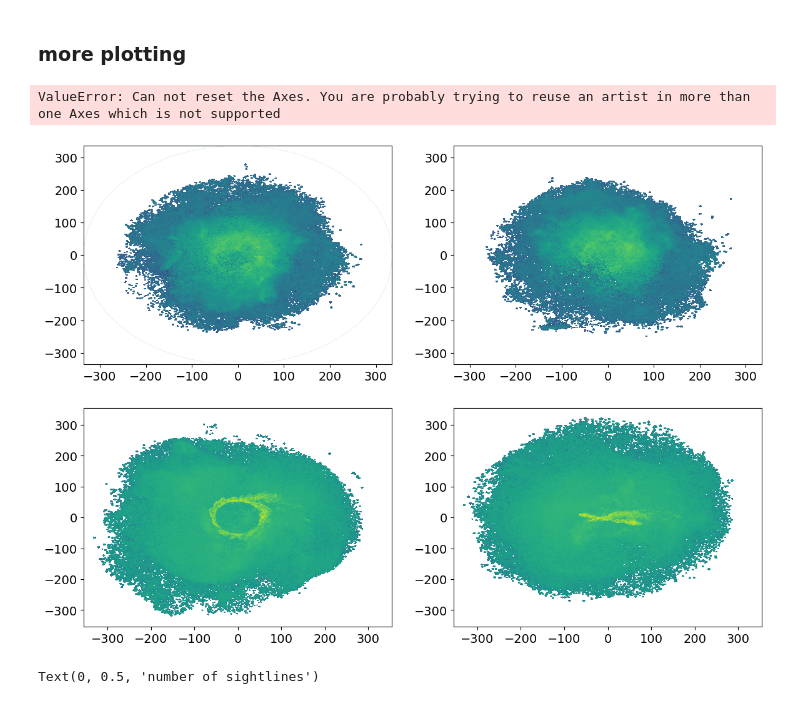
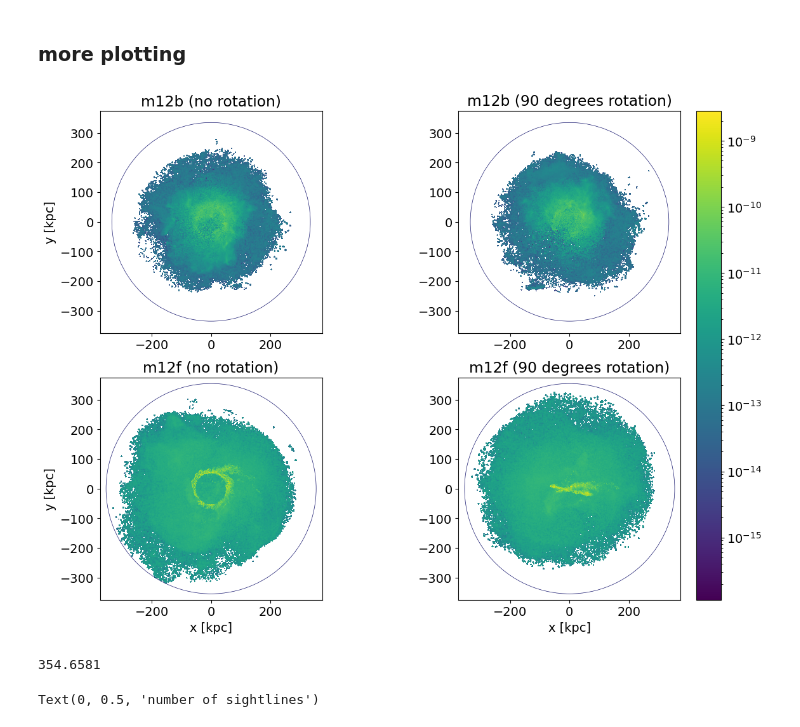
Before and after one commit to zimizh/frb_cgm_scattering, a Jupyter notebook: notebooks/plot.ipynb, the cells around one changed output. Cells and saved outputs as stored; diff of their text form; code cells hidden in the pictures.

```diff
--- a/notebooks/plot.ipynb
+++ b/notebooks/plot.ipynb
@@ -41,11 +41,11 @@ r1 = 335.0983
 r2 = 354.6581
 # %%
 # load data
-rot0_1 = np.load(f'../outputs/{sim_name_1}/time_theta0.npy')
-rot90_1 = np.load(f'../outputs/{sim_name_1}/time_theta90.npy')
+rot0_1 = np.load(f'../outputs/{sim_name_1}/alpha_theta0.npy')
+rot90_1 = np.load(f'../outputs/{sim_name_1}/alpha_theta90.npy')
 
-rot0_2 = np.load(f'../outputs/{sim_name_2}/time_theta0.npy')
-rot90_2 = np.load(f'../outputs/{sim_name_2}/time_theta90.npy')
+rot0_2 = np.load(f'../outputs/{sim_name_2}/alpha_theta0.npy')
+rot90_2 = np.load(f'../outputs/{sim_name_2}/alpha_theta90.npy')
 
 numrays_1 = len(np.arange(-r1,r1, 1))
 numrays_2 = len(np.arange(-r2,r2, 1))
@@ -69,6 +69,11 @@ ax.set_ylabel('kpc')
 fig.colorbar(h[3], label = 'expected number of cloudlets incercepted')
 
 plt.show()
+# %%
+rot0_1 = np.sqrt(rot0_1)
+rot0_2 = np.sqrt(rot0_2)
+rot90_1 = np.sqrt(rot90_1)
+rot90_2 = np.sqrt(rot90_2)
 # %%
 # plot scattering angle or time
 import matplotlib.patches as patches
@@ -81,42 +86,49 @@ global_min = min(rot0_1[rot0_1 > 0].min(), rot0_2[rot0_2 > 0].min(), rot90_1[rot
 global_max = max(rot0_1.max(), rot0_2.max(), rot90_1.max(), rot90_2.max())
 shared_norm = matplotlib.colors.LogNorm(vmin=global_min, vmax=global_max)
 
-circle1 = patches.Circle((0, 0), r1, edgecolor='mediumseagreen', facecolor='None', linewidth=0.1)
-circle2 = patches.Circle((0, 0), r2, edgecolor='mediumseagreen', facecolor='None', linewidth=0.1)
+circle1 = patches.Circle((0, 0), r1, edgecolor='r', facecolor='None', linewidth=0.5)
+circle2 = patches.Circle((0, 0), r2, edgecolor='r', facecolor='None', linewidth=0.5)
 
 im1 = ax[0, 0].hist2d(x1, y1, weights = rot0_1, bins = [numrays_1,numrays_1], norm=shared_norm)
 ax[0, 1].hist2d(x1, y1, weights = rot90_1, bins = [numrays_1,numrays_1], norm=shared_norm)
 im2 = ax[1, 0].hist2d(x2, y2, weights = rot0_2, bins = [numrays_2,numrays_2], norm=shared_norm)
 ax[1, 1].hist2d(x2, y2, weights = rot90_2, bins = [numrays_2,numrays_2], norm=shared_norm)
 
-ax[0,0].add_patch(circle1)
-# ax[0,1].add_patch(circle1)
-# ax[1,0].add_patch(circle2)
-# ax[1,1].add_patch(circle2)
+ax[0,0].add_patch(patches.Circle((0, 0), r1, edgecolor='midnightblue', facecolor='None', linewidth=0.5))
+ax[0,1].add_patch(patches.Circle((0, 0), r1, edgecolor='midnightblue', facecolor='None', linewidth=0.5))
+ax[1,0].add_patch(patches.Circle((0, 0), r2, edgecolor='midnightblue', facecolor='None', linewidth=0.5))
+ax[1,1].add_patch(patches.Circle((0, 0), r2, edgecolor='midnightblue', facecolor='None', linewidth=0.5))
 
 ax[0, 0].set_aspect('equal')
 ax[0, 1].set_aspect('equal')
 ax[1, 0].set_aspect('equal')
 ax[1, 1].set_aspect('equal')
 
 ax[0, 0].set_ylabel('y [kpc]')
 ax[1, 0].set_xlabel('x [kpc]')
 ax[1, 0].set_ylabel('y [kpc]')
 ax[1, 1].set_xlabel('x [kpc]')
 
 ax[0,0].set_title('m12b (no rotation)')
 ax[0,1].set_title('m12b (90 degrees rotation)')
 ax[1,0].set_title('m12f (no rotation)')
 ax[1,1].set_title('m12f (90 degrees rotation)')
 
+for x in ax.flatten():
+    x.set_xlim(-375, 375)
+    x.set_ylim(-375, 375)
+
 
 fig.colorbar(im2[3], ax=ax[:, 1], orientation='vertical')
 
-# plt.savefig(f'outputs/{sim_name}/scattering_angle', dpi = 300)
+plt.savefig(f'../outputs/scattering_angle', dpi = 300)
 # plt.show()
 # %% [output]
-ValueError: Can not reset the Axes. You are probably trying to reuse an artist in more than one Axes which is not supported
-[figure, old version]
+[figure, new version]
+# %%
+r2
+# %% [output]
+354.6581
 # %%
 # plot scattering time
 
```
Also changed, not shown: 2 other files.
